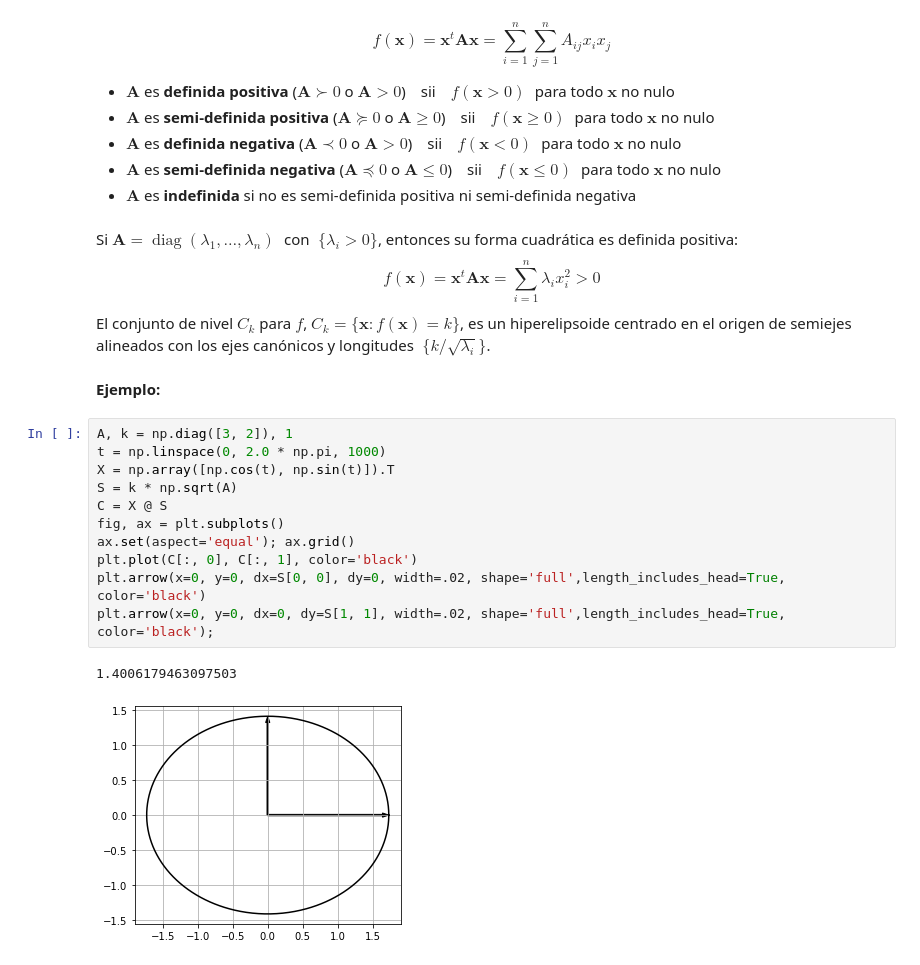
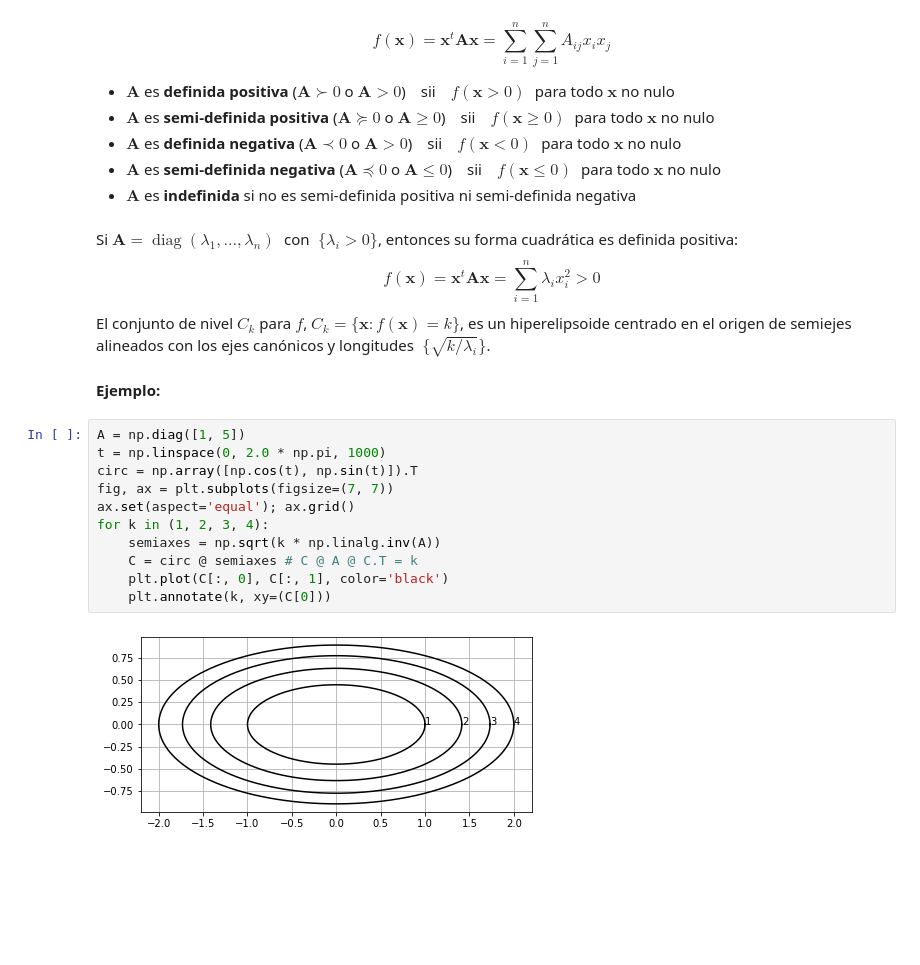
Before and after one commit to AlfonsJ/2024_07_31_PER2324, a Jupyter notebook: 02_fun/2.11b Algebra lineal (matrices especiales).ipynb, the cells around one changed output. Saved outputs shown, nothing was run; the diff lists cells and outputs as text; blank space fills up the shorter version.

```diff
--- a/02_fun/2.11b Algebra lineal (matrices especiales).ipynb
+++ b/02_fun/2.11b Algebra lineal (matrices especiales).ipynb
@@ -43,20 +43,19 @@ $$f(\boldsymbol{x})=\boldsymbol{x}^t\mathbf{A}\boldsymbol{x}%
 # %% [markdown]
 Si $\mathbf{A}=\operatorname{diag}(\lambda_1,\dotsc,\lambda_n)\;$ con $\;\{\lambda_i>0\}$, entonces su forma cuadrática es definida positiva:
 $$f(\boldsymbol{x})=\boldsymbol{x}^t\mathbf{A}\boldsymbol{x}=\sum_{i=1}^n\lambda_ix_i^2>0$$
-El conjunto de nivel $C_k$ para $f$, $C_k=\{\boldsymbol{x}: f(\boldsymbol{x})=k\}$, es un hiperelipsoide centrado en el origen de semiejes alineados con los ejes canónicos y longitudes $\;\{k/\sqrt{\lambda_i}\}$.
+El conjunto de nivel $C_k$ para $f$, $C_k=\{\boldsymbol{x}: f(\boldsymbol{x})=k\}$, es un hiperelipsoide centrado en el origen de semiejes alineados con los ejes canónicos y longitudes $\;\{\sqrt{k/\lambda_i}\}$.
 # %% [markdown]
 **Ejemplo:**
 # %%
-A, k = np.diag([3, 2]), 1
+A = np.diag([1, 5])
 t = np.linspace(0, 2.0 * np.pi, 1000)
-X = np.array([np.cos(t), np.sin(t)]).T
-S = k * np.sqrt(A)
-C = X @ S
-fig, ax = plt.subplots()
+circ = np.array([np.cos(t), np.sin(t)]).T
+fig, ax = plt.subplots(figsize=(7, 7))
 ax.set(aspect='equal'); ax.grid()
-plt.plot(C[:, 0], C[:, 1], color='black')
-plt.arrow(x=0, y=0, dx=S[0, 0], dy=0, width=.02, shape='full',length_includes_head=True, color='black')
-plt.arrow(x=0, y=0, dx=0, dy=S[1, 1], width=.02, shape='full',length_includes_head=True, color='black');
+for k in (1, 2, 3, 4):
+    semiaxes = np.sqrt(k * np.linalg.inv(A))
+    C = circ @ semiaxes # C @ A @ C.T = k
+    plt.plot(C[:, 0], C[:, 1], color='black')
+    plt.annotate(k, xy=(C[0]))
 # %% [output]
-1.4006179463097503
-[figure, old version]
+[figure, new version]
```
Also changed, not shown: parts of 1 cell of this notebook.
